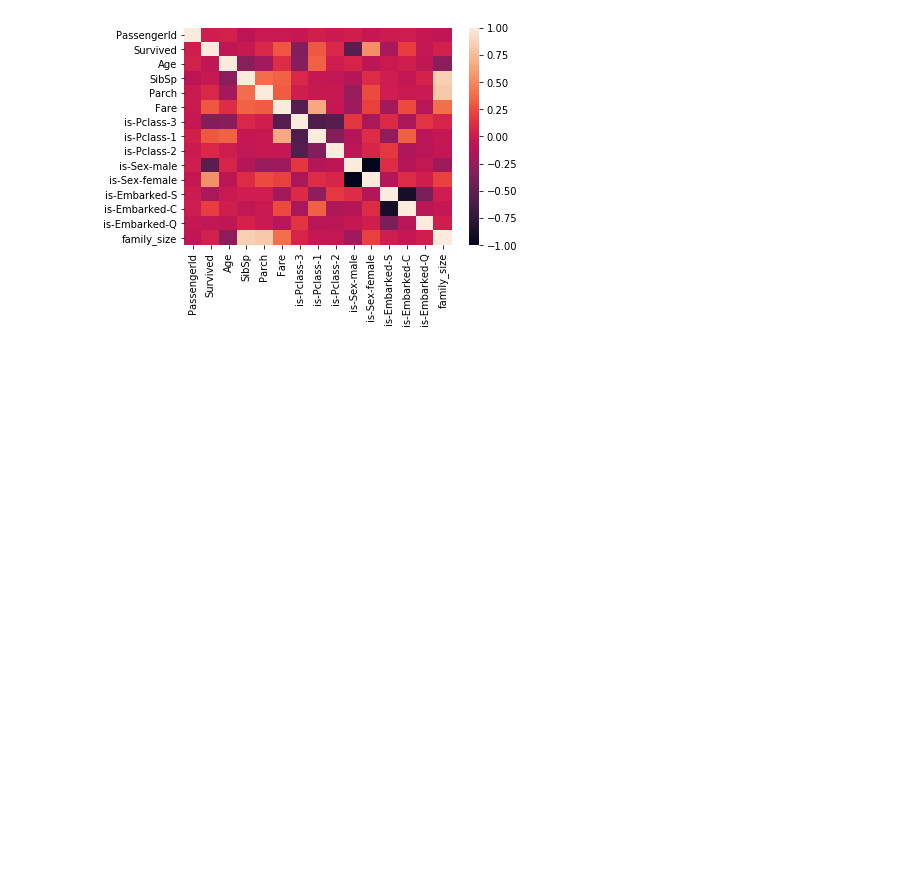
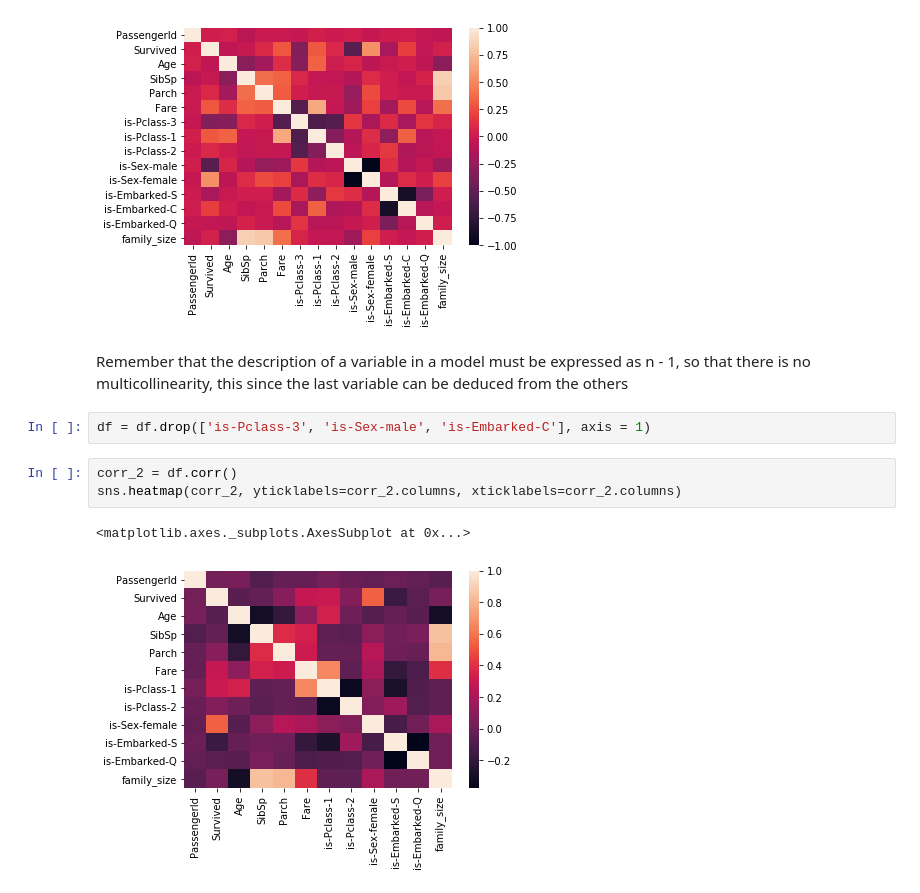
Before and after one commit to AndresNa34/Titanic-ML-Competition, a Jupyter notebook: titanic competition load and cleaning.ipynb, the cells around one changed output. Drawn from its saved outputs; the diff is of its cells as text; blank space fills up the shorter version.

Commit message:
Heatmap

```diff
--- a/titanic competition load and cleaning.ipynb
+++ b/titanic competition load and cleaning.ipynb
@@ -153,3 +153,13 @@ sns.heatmap(corr, yticklabels=corr.columns, xticklabels=corr.columns)
 # %% [output]
 <matplotlib.axes._subplots.AxesSubplot at 0x...>
 [figure]
+# %% [markdown]
+Remember that the description of a variable in a model must be expressed as n - 1, so that there is no multicollinearity, this since the last variable can be deduced from the others
+# %%
+df = df.drop(['is-Pclass-3', 'is-Sex-male', 'is-Embarked-C'], axis = 1)
+# %%
+corr_2 = df.corr()
+sns.heatmap(corr_2, yticklabels=corr_2.columns, xticklabels=corr_2.columns)
+# %% [output]
+<matplotlib.axes._subplots.AxesSubplot at 0x...>
+[figure, added]
```
Also changed, not shown: parts of 1 cell of this notebook.
